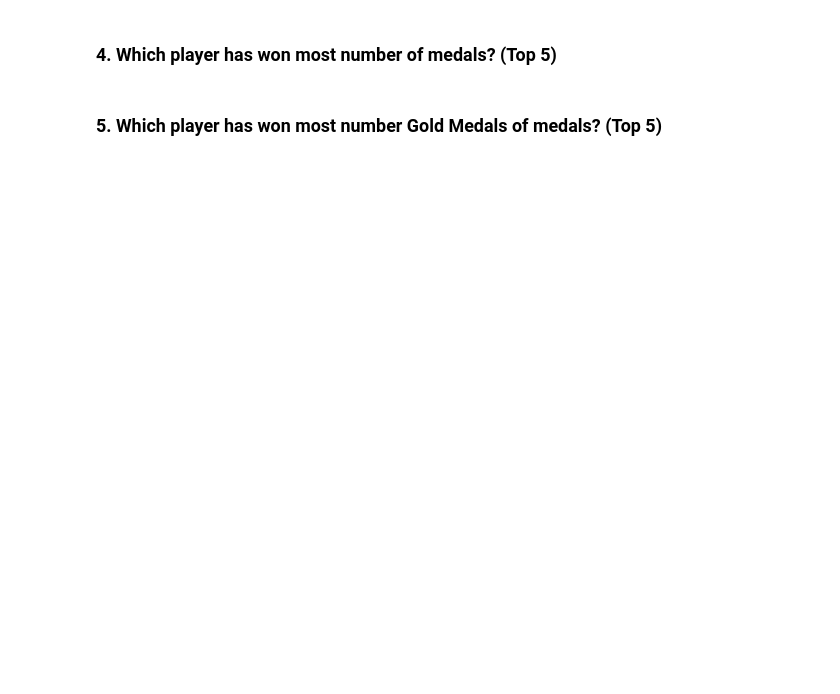
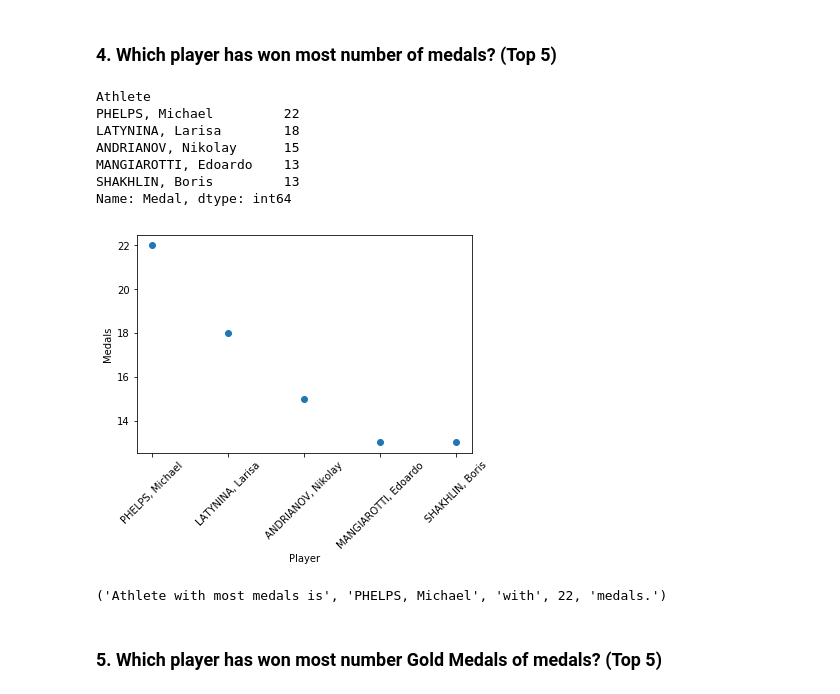
Before and after one commit to ankit27kh/ETG-summer-olympics-assignment, a Jupyter notebook: Summer.ipynb, the cells around one changed output. Drawn from its saved outputs; the diff is of its cells as text; code cells hidden in the pictures; blank space fills up the shorter version.

```diff
--- a/Summer.ipynb
+++ b/Summer.ipynb
@@ -33,4 +66,26 @@ sns.displot(df, x='Sport', hue='Medal', multiple='stack')
 # %% [markdown]
 ### 4. Which player has won most number of medals? (Top 5)
+# %%
+data = df['Medal'].groupby(df['Athlete']).count().sort_values(ascending=False).head()
+print(data)
+plt.scatter(data.keys(), data.values)
+plt.xlabel('Player')
+plt.ylabel('Medals')
+plt.xticks(rotation=45)
+plt.show()
+
+print("Athlete with most medals is", data.keys()[0], 'with', data[0], 'medals.')
+
+# PHELPS, Michael
+# %% [output]
+Athlete
+PHELPS, Michael         22
+LATYNINA, Larisa        18
+ANDRIANOV, Nikolay      15
+MANGIAROTTI, Edoardo    13
+SHAKHLIN, Boris         13
+Name: Medal, dtype: int64
+[figure, added]
+('Athlete with most medals is', 'PHELPS, Michael', 'with', 22, 'medals.')
 # %% [markdown]
 ### 5. Which player has won most number Gold Medals of medals? (Top 5)
```
Also changed, not shown: parts of 8 cells of this notebook.
